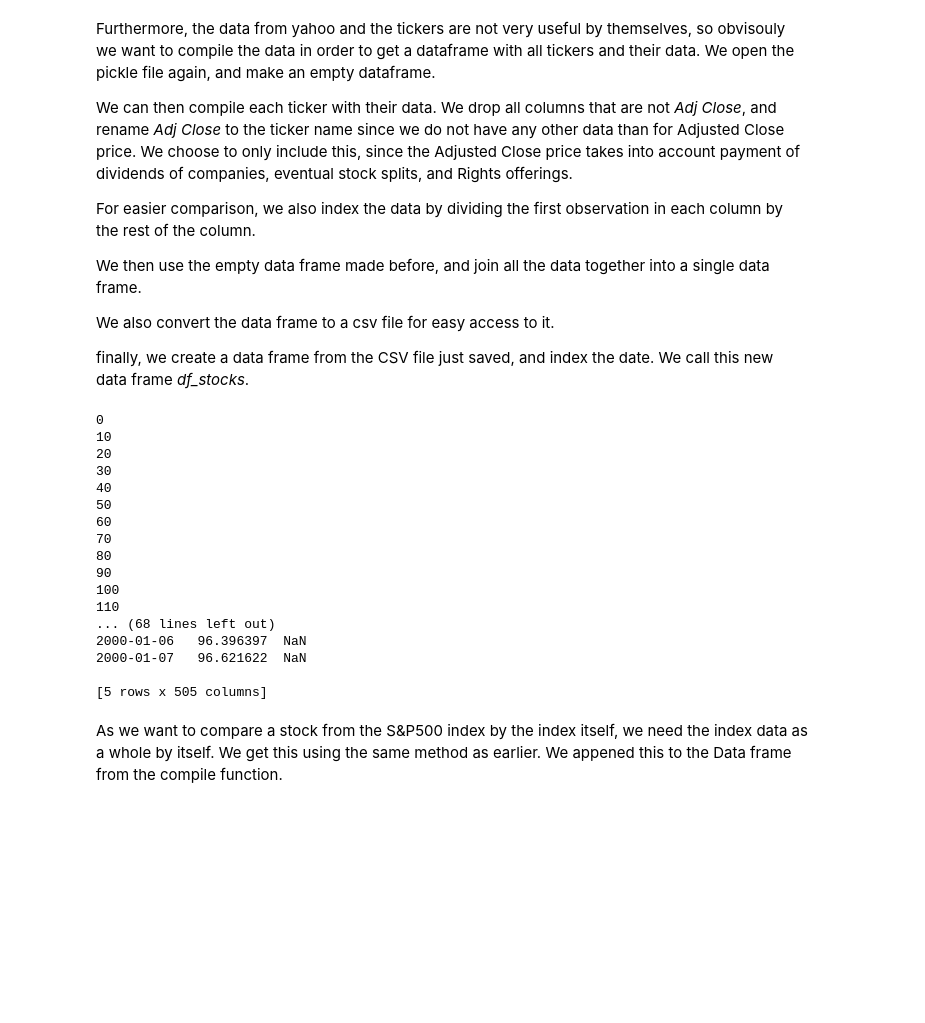
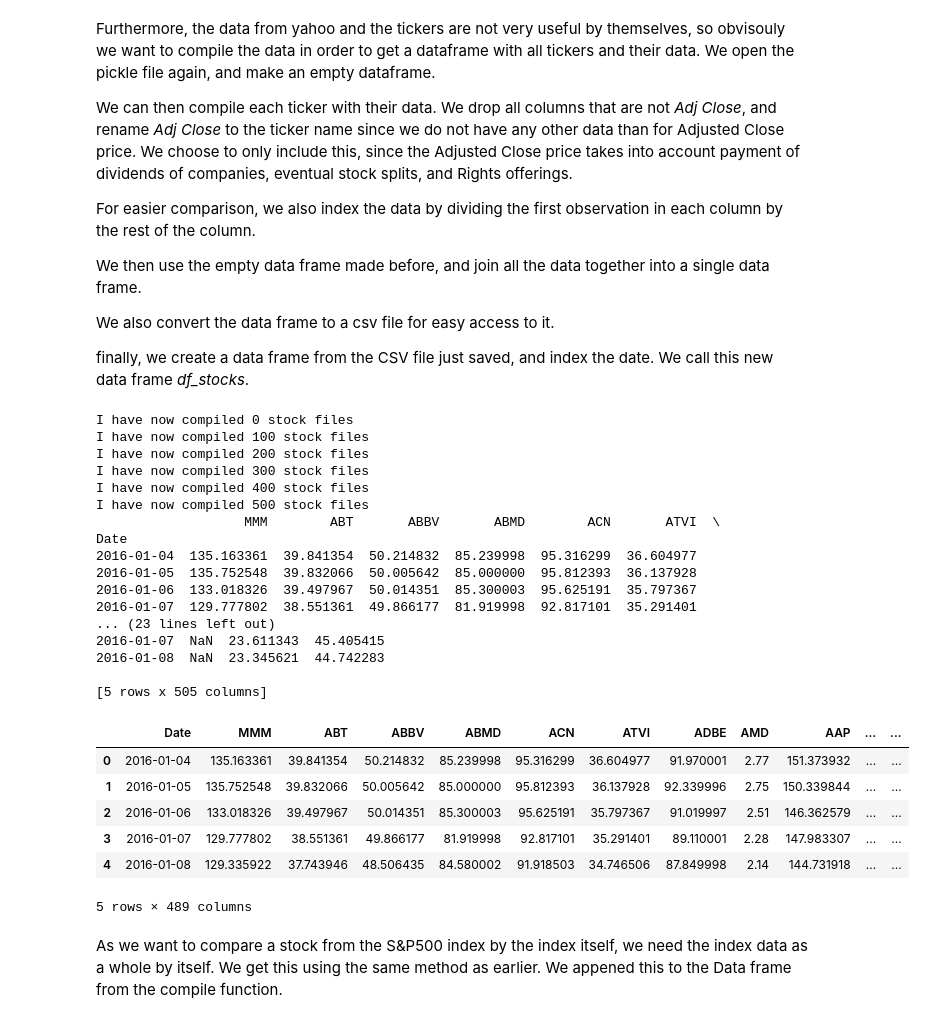
Before and after one commit to NumEconCopenhagen/projects-2019-mcb, a Jupyter notebook: dataProject.ipynb, the cells around one changed output. Cells and saved outputs as stored; diff of their text form; code cells hidden in the pictures; blank space fills up the shorter version.

```diff
--- a/dataProject.ipynb
+++ b/dataProject.ipynb
@@ -48,8 +68,12 @@ def save_sp500_tickers():
     table = soup.find("table", {"class": "wikitable sortable"})
     tickers = []
     for row in table.findAll("tr")[1:]:
-        ticker = row.findAll("td")[1].text.replace(".","-")
+        ticker = row.findAll("td")[0].text.replace(".","-")
+        ticker = ticker[:-1]
         tickers.append(ticker)
+
+    df_tickers = pd.DataFrame(tickers)
+    df_tickers.to_csv("tickers.csv")
 
     with open("sp500tickers.pickle", "wb") as f:
         pickle.dump(tickers, f)
@@ -58,5 +82,8 @@ def save_sp500_tickers():
 
         return(tickers)
 
+save_sp500_tickers()
 
-save_sp500_tickers()
+df_tickers = pd.read_csv("tickers.csv", index_col= 0)
+df_tickers.columns = ["Ticker"]
+df_tickers.head()
@@ -103,52 +213,57 @@ finally, we create a data frame from the CSV file just saved, and index the date
 # %%
 def compile_data():
     with open("sp500tickers.pickle", "rb") as f:
         tickers = pickle.load(f)
 
     main_df = pd.DataFrame()
 
     #Iterating though all DFs
 
     for count, ticker in enumerate(tickers):
         df = pd.read_csv("stock_dfs/{}.csv".format(ticker))
         df.set_index("Date", inplace=True)
         df.rename(columns = {"Adj Close": ticker}, inplace=True) #Adj Close takes the categories place in the column - Simple rename
         df.drop(["Open","High","Low","Close","Volume"],1, inplace=True)
-        df = df.divide(df.iloc[0])*100
 
         if main_df.empty:
             main_df = df
         else:
             main_df = main_df.join(df, how="outer")
 
-        if count % 10 == 0: #Only print #10, #20, #30, etc.
-            print(count)
+        if count % 100 == 0: #Only print #100, #200, #300, etc. - It will let you know how
+            print("I have now compiled", count, "stock files")
     print(main_df.head())
     main_df.to_csv("sp500_joined_adj_closes.csv")
 
 compile_data()
 
-df_stocks = pd.read_csv("sp500_joined_adj_closes.csv")
-df_stocks.set_index("Date", inplace=True)
-
-print(df_stocks)
+data_df = pd.read_csv("sp500_joined_adj_closes.csv")
+data_df = data_df.drop(["BHGE", "DWDP", "TPR", "ARNC", "ZBH", "OKE", "EVRG", "COST", "EW", "BBT", "JNJ", "VMC", "LIN", "COTY", "DGX", "ZBH", "FTV", "LW"], axis=1)
+data_df.head()
 # %% [output]
-0
-10
-20
-30
-40
-50
-60
-70
-80
-90
-100
-110
-... (68 lines left out)
-2000-01-06   96.396397  NaN
-2000-01-07   96.621622  NaN
+I have now compiled 0 stock files
+I have now compiled 100 stock files
+I have now compiled 200 stock files
+I have now compiled 300 stock files
+I have now compiled 400 stock files
+I have now compiled 500 stock files
+                   MMM        ABT       ABBV       ABMD        ACN       ATVI  \
+Date
+2016-01-04  135.163361  39.841354  50.214832  85.239998  95.316299  36.604977
+2016-01-05  135.752548  39.832066  50.005642  85.000000  95.812393  36.137928
+2016-01-06  133.018326  39.497967  50.014351  85.300003  95.625191  35.797367
+2016-01-07  129.777802  38.551361  49.866177  81.919998  92.817101  35.291401
+... (23 lines left out)
+2016-01-07  NaN  23.611343  45.405415
+2016-01-08  NaN  23.345621  44.742283
 
 [5 rows x 505 columns]
+|  | Date | MMM | ABT | ABBV | ABMD | ACN | ATVI | ADBE | AMD | AAP | ... | ... |
+| 0 | 2016-01-04 | 135.163361 | 39.841354 | 50.214832 | 85.239998 | 95.316299 | 36.604977 | 91.970001 | 2.77 | 151.373932 | ... | ... |
+| 1 | 2016-01-05 | 135.752548 | 39.832066 | 50.005642 | 85.000000 | 95.812393 | 36.137928 | 92.339996 | 2.75 | 150.339844 | ... | ... |
+| 2 | 2016-01-06 | 133.018326 | 39.497967 | 50.014351 | 85.300003 | 95.625191 | 35.797367 | 91.019997 | 2.51 | 146.362579 | ... | ... |
+| 3 | 2016-01-07 | 129.777802 | 38.551361 | 49.866177 | 81.919998 | 92.817101 | 35.291401 | 89.110001 | 2.28 | 147.983307 | ... | ... |
+| 4 | 2016-01-08 | 129.335922 | 37.743946 | 48.506435 | 84.580002 | 91.918503 | 34.746506 | 87.849998 | 2.14 | 144.731918 | ... | ... |
+5 rows × 489 columns
 # %% [markdown]
 As we want to compare a stock from the S&P500 index by the index itself, we need the index data as a whole by itself. We get this using the same method as earlier. We appened this to the Data frame from the compile function.
```
Also changed, not shown: parts of 15 cells of this notebook.
